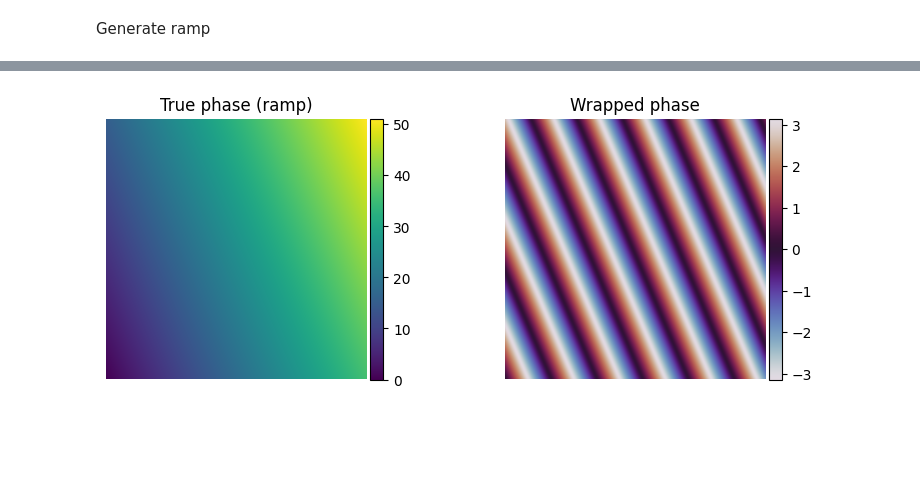
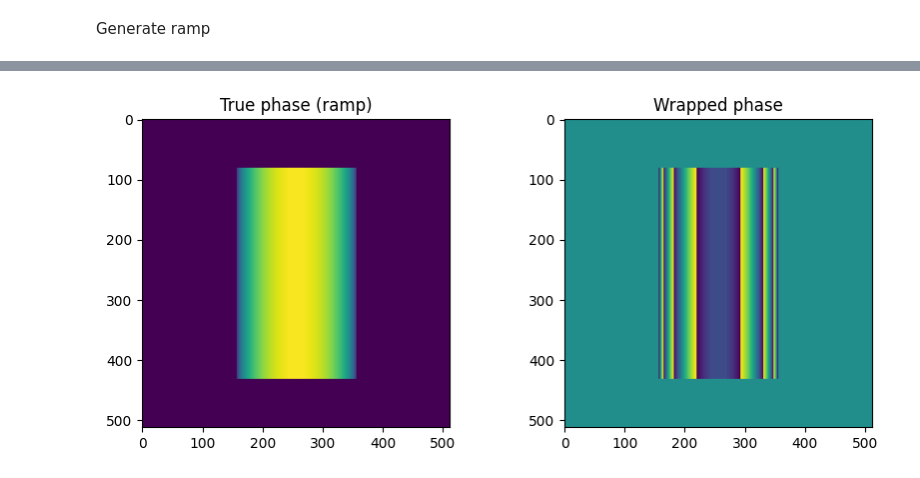
Before and after one commit to oheymans/odt-thesis, a Jupyter notebook: notebooks/ramp.ipynb, the cells around one changed output, grey strips where cells are left out. Drawn from its saved outputs; the diff is of its cells as text; code cells hidden in the pictures; blank space fills up the shorter version.

```diff
--- a/notebooks/ramp.ipynb
+++ b/notebooks/ramp.ipynb
@@ -3,28 +3,86 @@ Generate ramp
 # %%
 import numpy as np
 import matplotlib.pyplot as plt
+import os
+import sys
+sys.path.append(os.path.abspath(".."))
+from src.cylinder_phase import cylinder_phase_perp_to_z_3d
 
-Ny, Nx = 512, 512
-sx, sy = 0.07, 0.03   # slopes in x (cols) and y (rows)
+# Optics
+lam   = 0.532     # wavelength (µm)
+# Grid (µm/px)
+Nx, Ny = 512, 512
+px, py = 0.2, 0.2
 
-# y is axis-0 (rows), x is axis-1 (cols)
-y, x = np.mgrid[0:Ny, 0:Nx]           # equivalent to meshgrid(..., indexing='ij')
-phi_true = sx * x + sy * y
-phi_wrap = ((phi_true + np.pi) % (2*np.pi)) - np.pi
+# Material: either a scalar, a 2D array n(x,y), or a callable n_obj(X,Y,z)
+n_obj = 1.38      # medium for cylinder
+n_med = 1.33      # medium index
+pz    = 0.2       # z step for integration (µm)
 
-# Verify gradients (should match sx, sy)
-gy, gx = np.gradient(phi_true)        # gy=∂/∂row (y), gx=∂/∂col (x)
-print("mean gx ≈", gx.mean(), " (expect sx=", sx, ")")
-print("mean gy ≈", gy.mean(), " (expect sy=", sy, ")")
+# Activate for cylinder geometry
 
-# Plot with consistent orientation
-fig, axs = plt.subplots(1, 2, figsize=(8, 3), constrained_layout=True)
+R = 20        # radius (µm)
+L = 70.0          # axis length along x (µm); set None for infinite
+
+phi_true, phi_wrapped, mask, medium_mask  = cylinder_phase_perp_to_z_3d(
+    Nx, Ny, px, py,
+    R, L,
+    lam=lam, n_med=n_med,
+    n_obj=n_obj,
+    pz=pz
+)
+
+phi_wrap = phi_wrapped
+
+"""
+Ny, Nx = 200, 200
+step_height = 2.5 * np.pi   # offset between the two ramps
+
+# y axis
+y = np.linspace(0, 4*np.pi, Ny//2)  # half the height ramp
+
+# Top half ramp
+top_ramp = np.tile(y[:, None], (1, Nx))
+
+# Bottom half ramp, shifted by step_height
+bottom_ramp = top_ramp + step_height
+
+# Stack them
+phi_true = np.vstack([top_ramp, bottom_ramp])
+
+# Wrap into [-π, π]
+phi_wrap = (phi_true + np.pi) % (2*np.pi) - np.pi
+
+# Plot
+fig, axs = plt.subplots(1, 2, figsize=(10, 4))
 im0 = axs[0].imshow(phi_true, cmap="viridis", origin="lower")
+axs[0].set_title("True phase (two ramps)")
+plt.colorbar(im0, ax=axs[0], label="Phase [rad]")
+
+im1 = axs[1].imshow(phi_wrap, cmap="twilight", origin="lower", vmin=-np.pi, vmax=np.pi)
+axs[1].set_title("Wrapped phase")
+plt.colorbar(im1, ax=axs[1], label="Phase [rad]")
+
+plt.show()
+
+mask = np.ones_like(phi_wrap, dtype=np.float64)
+
+
+
+
+"""
+"""
+rows, cols = 250, 250
+x = np.linspace(0, 20*np.pi, cols)
+phi_true = np.tile(x, (rows, 1))
+phi_wrap = np.angle(np.exp(1j * phi_true))
+mask = np.ones_like(phi_wrap, dtype=np.float64)
+"""
+# Plot
+fig, axs = plt.subplots(1, 2, figsize=(10, 4))
+axs[0].imshow(phi_true, cmap="viridis")
 axs[0].set_title("True phase (ramp)")
-axs[0].axis("off"); plt.colorbar(im0, ax=axs[0], fraction=0.05, pad=0.01)
-
-im1 = axs[1].imshow(phi_wrap, cmap="twilight", origin="lower")
+axs[1].imshow(phi_wrap, cmap="viridis")
 axs[1].set_title("Wrapped phase")
-axs[1].axis("off"); plt.colorbar(im1, ax=axs[1], fraction=0.05, pad=0.01)
 plt.show()
 # %% [output]
@@ -33 +89 @@ mean gy ≈ 0.03  (expect sy= 0.03 )
-[figure, old version]
+[figure, new version]
```
Also changed, not shown: parts of 4 cells of this notebook, 2 other files.
